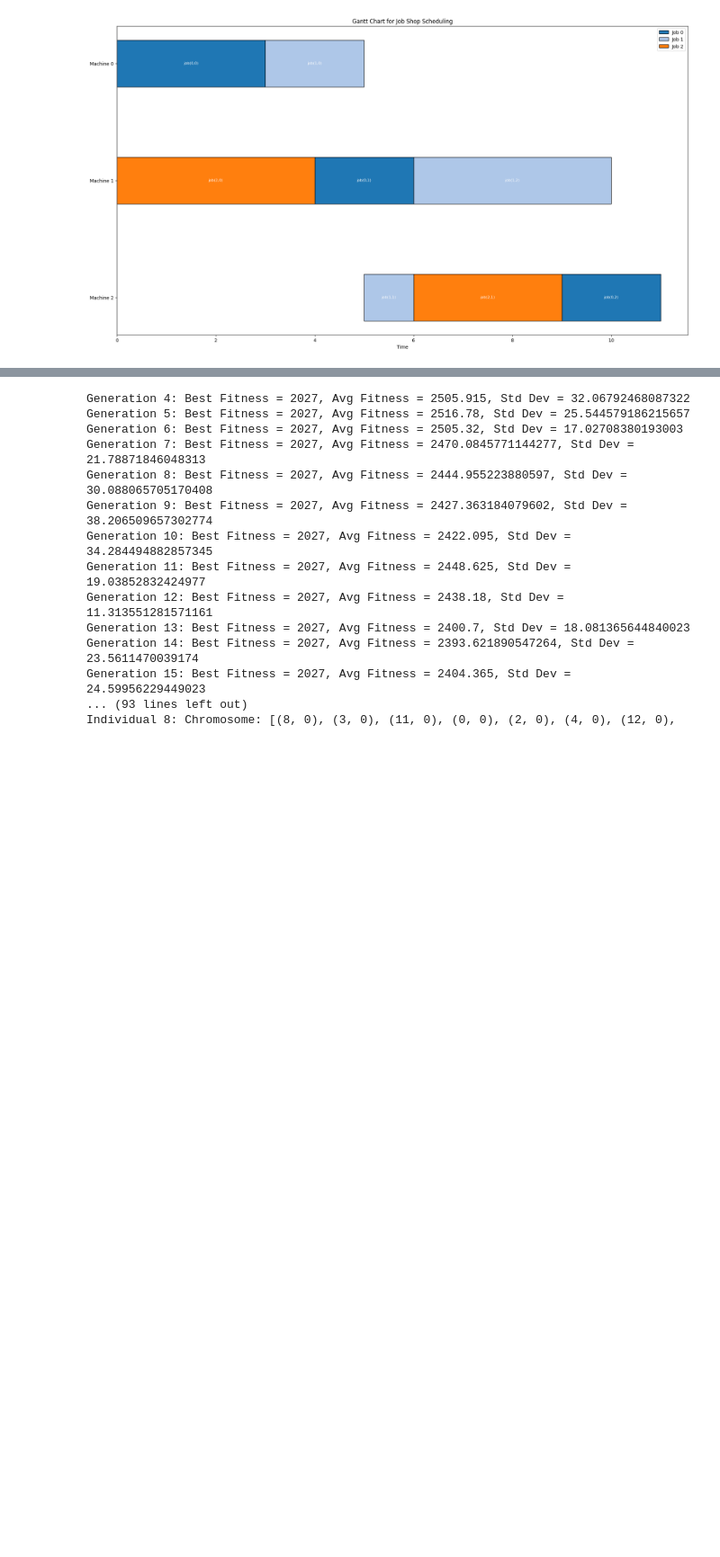
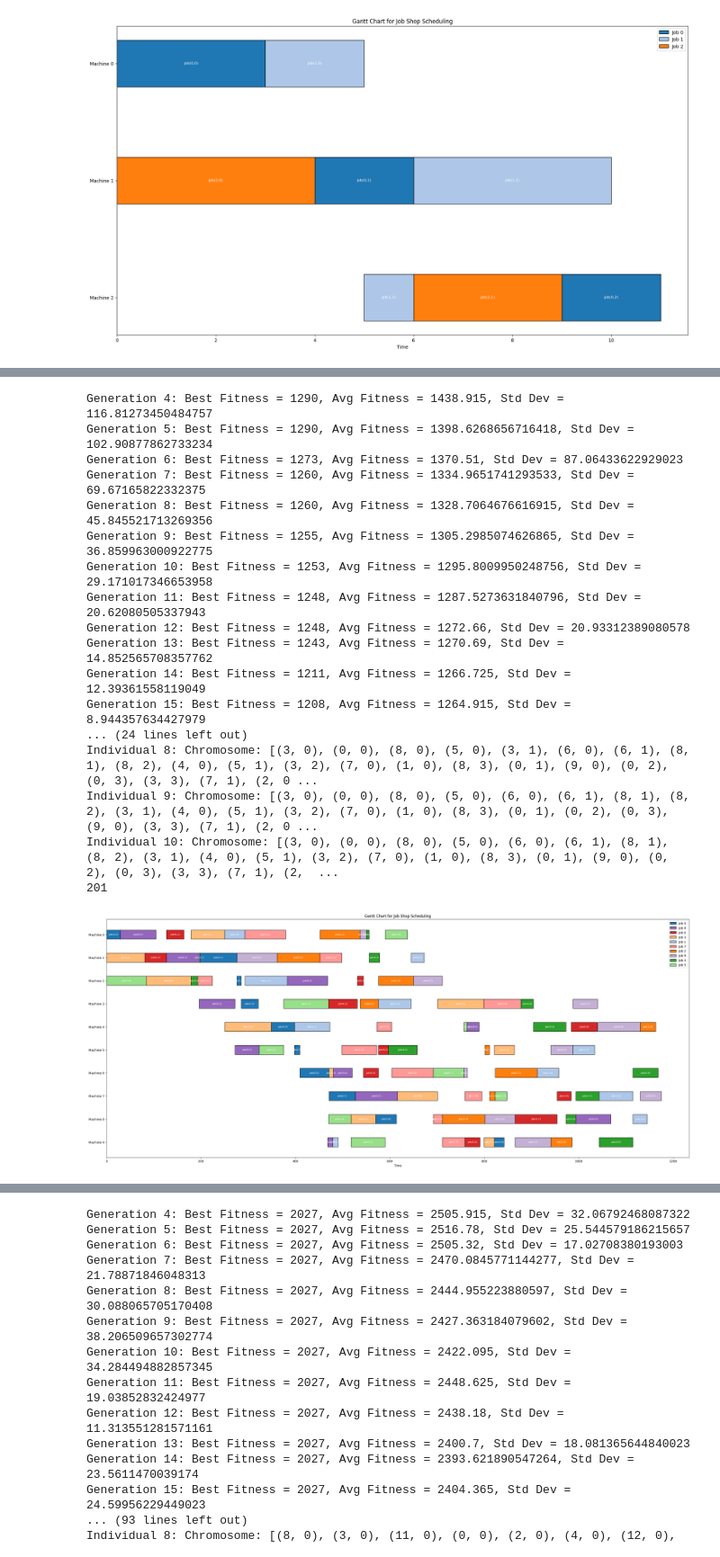
Before and after one commit to imiguelrodriguez/GeneticAlgorithm, a Jupyter notebook: tests_ga.ipynb, the cells around one changed output, grey strips where cells are left out. Shown at 90% size. Saved outputs shown, nothing was run; the diff lists cells and outputs as text; code cells hidden in the pictures; blank space fills up the shorter version.

```diff
--- a/tests_ga.ipynb
+++ b/tests_ga.ipynb
@@ -65,0 +68,31 @@ Individual 10: Chromosome: [(5, 0), (1, 0), (9, 0), (4, 0), (7, 0), (8, 0), (5,
+# %%
+medium_dataset = load_dataset('mediumDataset.txt')
+
+run_algorithm(
+    medium_dataset,
+    population_size=200,
+    selection='tournament',
+    crossover='one_point',
+    mutation='one',
+    std_threshold=5,
+    figsize=(34,14),
+    visualize=True)
+# %% [output]
+Generation 4: Best Fitness = 1290, Avg Fitness = 1438.915, Std Dev = 116.81273450484757
+Generation 5: Best Fitness = 1290, Avg Fitness = 1398.6268656716418, Std Dev = 102.90877862733234
+Generation 6: Best Fitness = 1273, Avg Fitness = 1370.51, Std Dev = 87.06433622929023
+Generation 7: Best Fitness = 1260, Avg Fitness = 1334.9651741293533, Std Dev = 69.67165822332375
+Generation 8: Best Fitness = 1260, Avg Fitness = 1328.7064676616915, Std Dev = 45.845521713269356
+Generation 9: Best Fitness = 1255, Avg Fitness = 1305.2985074626865, Std Dev = 36.859963000922775
+Generation 10: Best Fitness = 1253, Avg Fitness = 1295.8009950248756, Std Dev = 29.171017346653958
+Generation 11: Best Fitness = 1248, Avg Fitness = 1287.5273631840796, Std Dev = 20.62080505337943
+Generation 12: Best Fitness = 1248, Avg Fitness = 1272.66, Std Dev = 20.93312389080578
+Generation 13: Best Fitness = 1243, Avg Fitness = 1270.69, Std Dev = 14.852565708357762
+Generation 14: Best Fitness = 1211, Avg Fitness = 1266.725, Std Dev = 12.39361558119049
+Generation 15: Best Fitness = 1208, Avg Fitness = 1264.915, Std Dev = 8.944357634427979
+... (24 lines left out)
+Individual 8: Chromosome: [(3, 0), (0, 0), (8, 0), (5, 0), (3, 1), (6, 0), (6, 1), (8, 1), (8, 2), (4, 0), (5, 1), (3, 2), (7, 0), (1, 0), (8, 3), (0, 1), (9, 0), (0, 2), (0, 3), (3, 3), (7, 1), (2, 0 ...
+Individual 9: Chromosome: [(3, 0), (0, 0), (8, 0), (5, 0), (6, 0), (6, 1), (8, 1), (8, 2), (3, 1), (4, 0), (5, 1), (3, 2), (7, 0), (1, 0), (8, 3), (0, 1), (0, 2), (0, 3), (9, 0), (3, 3), (7, 1), (2, 0 ...
+Individual 10: Chromosome: [(3, 0), (0, 0), (8, 0), (5, 0), (6, 0), (6, 1), (8, 1), (8, 2), (3, 1), (4, 0), (5, 1), (3, 2), (7, 0), (1, 0), (8, 3), (0, 1), (9, 0), (0, 2), (0, 3), (3, 3), (7, 1), (2,  ...
+201
+[figure, added]
```
Also changed, not shown: parts of 2 cells of this notebook, 5 other files.
